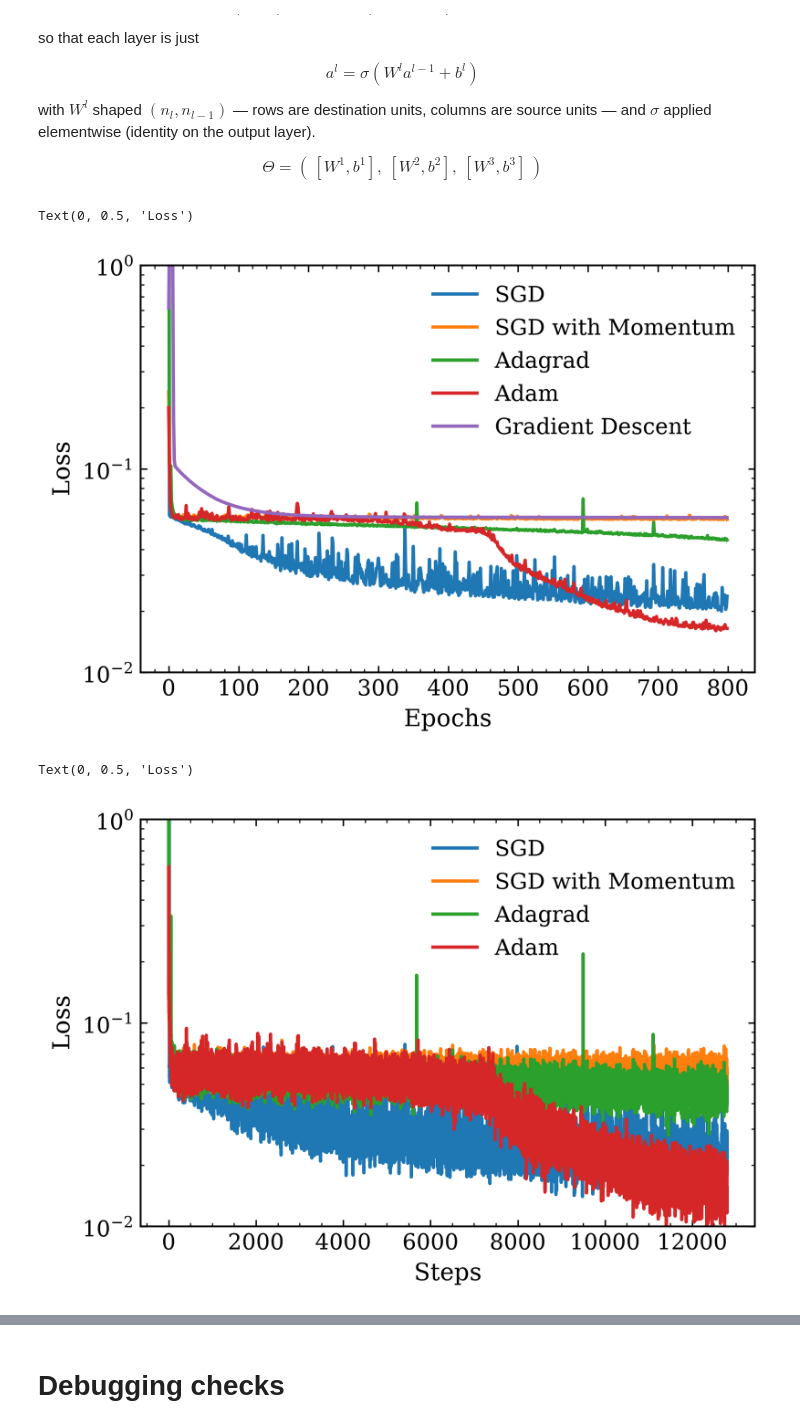
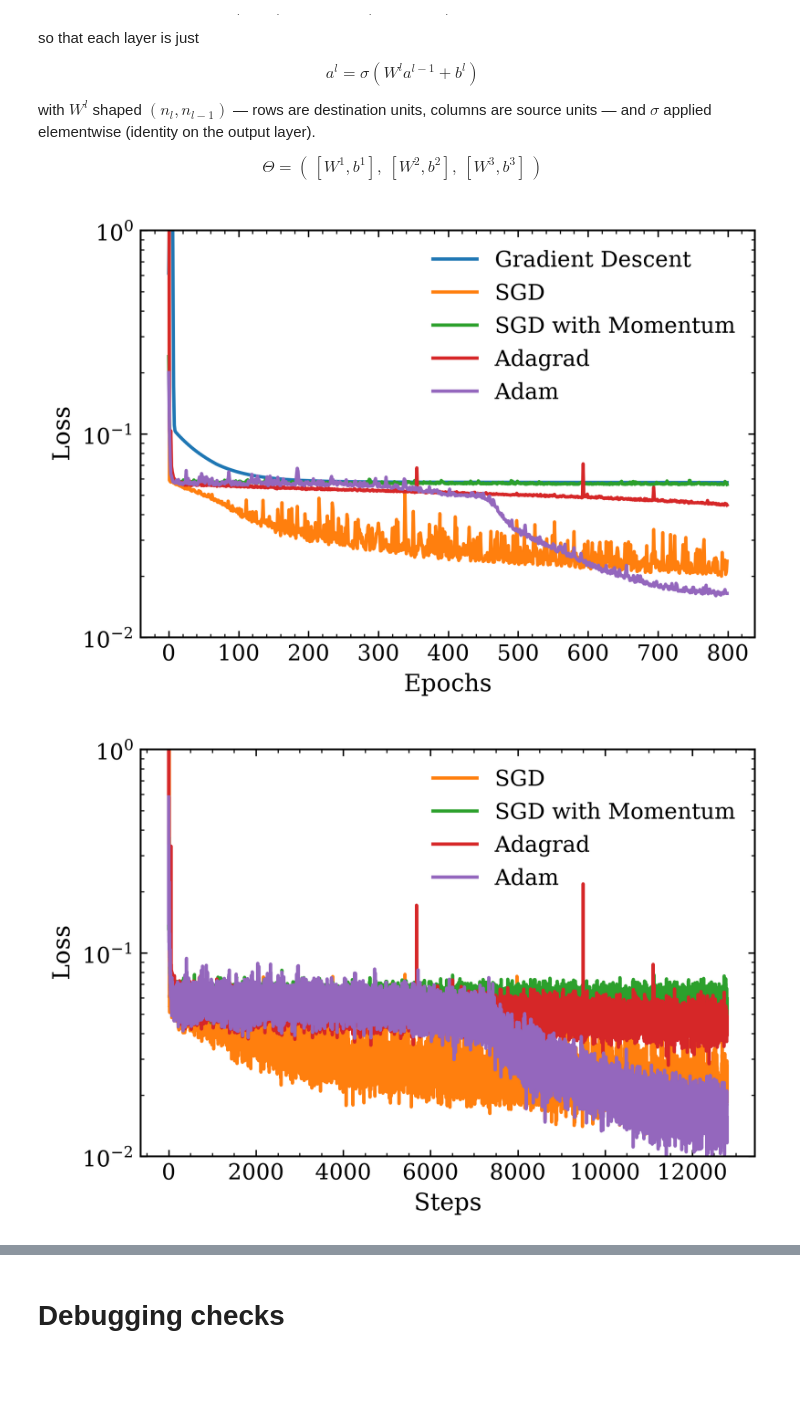
Before and after one commit to chrissellgren/ML_f26, a Jupyter notebook: lab1/lab1.ipynb, the cells around one changed output, grey strips where cells are left out. Drawn from its saved outputs; the diff is of its cells as text; code cells hidden in the pictures; blank space fills up the shorter version.

```diff
--- a/lab1/lab1.ipynb
+++ b/lab1/lab1.ipynb
@@ -34,6 +34,10 @@ NOISE_STD = 0.02
 
 
 def target_fn(x):
+    """x: (n,) -> (n,)"""
+    return jnp.mean(jnp.sin(2 * jnp.pi * FREQS * x[:, None]), axis=-1)
+
+def target_fn_spec_freq(x,FREQS):
     """x: (n,) -> (n,)"""
     return jnp.mean(jnp.sin(2 * jnp.pi * FREQS * x[:, None]), axis=-1)
 
@@ -305,6 +308,7 @@ def train(params, X, Y, update_fxn, init_fxn,key, batch = True, epochs = epochs,
     return params, losses, loss_perstep
 # %%
 # execute for different training models
+epochs = np.arange(stop=800)
 
 # initiate MLP
 params = init_mlp(jax.random.key(0),[1,128,128,1])
@@ -328,11 +332,12 @@ params_adam, losses_adam, loss_perstep_adam = train(params, X, Y, adam, init_ada
 # %%
 plt.figure(figsize=(6,4),dpi=300)
 
+plt.plot(epochs,losses_GD,label='Gradient Descent')
 plt.plot(epochs,losses_SGD,label="SGD")
 plt.plot(epochs,losses_SGD_mom,label="SGD with Momentum")
 plt.plot(epochs,losses_adagrad,label="Adagrad")
 plt.plot(epochs,losses_adam,label='Adam')
-plt.plot(epochs,losses_GD,label='Gradient Descent')
+
 plt.legend()
 #plt.xlim(-5,400)
 
@@ -340,25 +345,25 @@ plt.yscale('log')
 plt.ylim(1e-2,1)
 plt.xlabel("Epochs")
 plt.ylabel("Loss")
+plt.savefig("figs/loss_epoch.png")
 # %% [output]
-Text(0, 0.5, 'Loss')
-[figure, old version]
+[figure, new version]
 # %%
 steps = np.arange(0,len(epochs)* n_train / batch_size)
 
+#plt.plot(steps,loss_perstep_GD,label='Gradient Descent')
 plt.figure(figsize=(6,4),dpi=300)
-#plt.plot(steps,loss_perstep_GD,label='Gradient Descent')
-plt.plot(steps,loss_perstep_SGD,label="SGD")
-plt.plot(steps,loss_perstep_SGD_mom,label="SGD with Momentum")
-plt.plot(steps,loss_perstep_adagrad,label="Adagrad")
-plt.plot(steps,loss_perstep_adam,label='Adam')
+plt.plot(steps,loss_perstep_SGD,label="SGD",color='C1')
+plt.plot(steps,loss_perstep_SGD_mom,label="SGD with Momentum",color='C2')
+plt.plot(steps,loss_perstep_adagrad,label="Adagrad",color='C3')
+plt.plot(steps,loss_perstep_adam,label='Adam',color='C4')
 plt.legend()
 #plt.xlim(-5,400)
 
 plt.yscale('log')
 plt.ylim(1e-2,1)
 plt.xlabel("Steps")
 plt.ylabel("Loss")
+plt.savefig("figs/loss_step.png")
 # %% [output]
-Text(0, 0.5, 'Loss')
-[figure, old version]
+[figure, new version]
```
Also changed, not shown: parts of 12 cells of this notebook.
